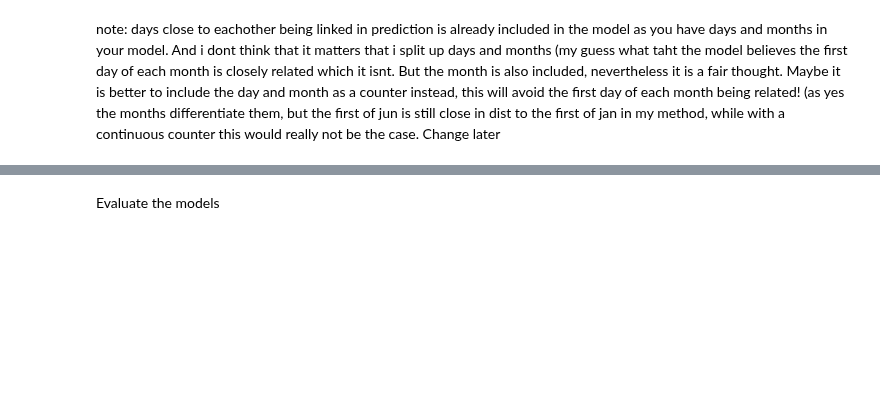
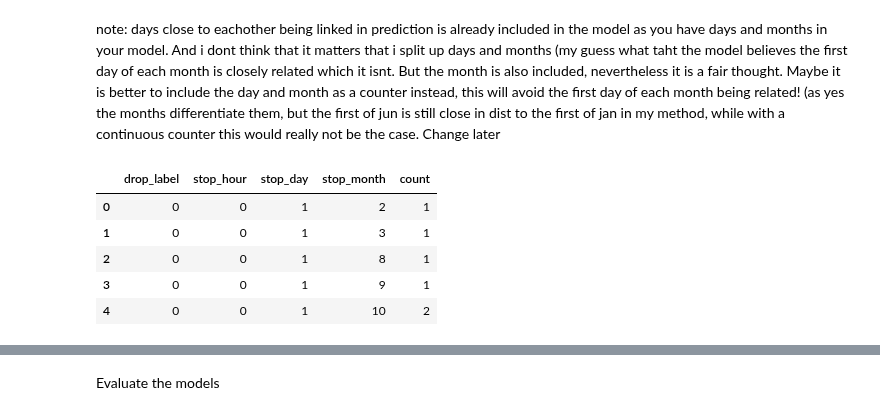
Before and after one commit to AlexisVandenHeede/IntroBA, a Jupyter notebook: report.ipynb, the cells around one changed output, grey strips where cells are left out. Cells and saved outputs as stored; diff of their text form; code cells hidden in the pictures; blank space fills up the shorter version.

```diff
--- a/report.ipynb
+++ b/report.ipynb
@@ -200,0 +280,9 @@ df_departures.head()
+# %%
+df_arrivals.head()
+# %% [output]
+|  | drop_label | stop_hour | stop_day | stop_month | count |
+| 0 | 0 | 0 | 1 | 2 | 1 |
+| 1 | 0 | 0 | 1 | 3 | 1 |
+| 2 | 0 | 0 | 1 | 8 | 1 |
+| 3 | 0 | 0 | 1 | 9 | 1 |
+| 4 | 0 | 0 | 1 | 10 | 2 |
```
Also changed, not shown: parts of 34 cells of this notebook.
